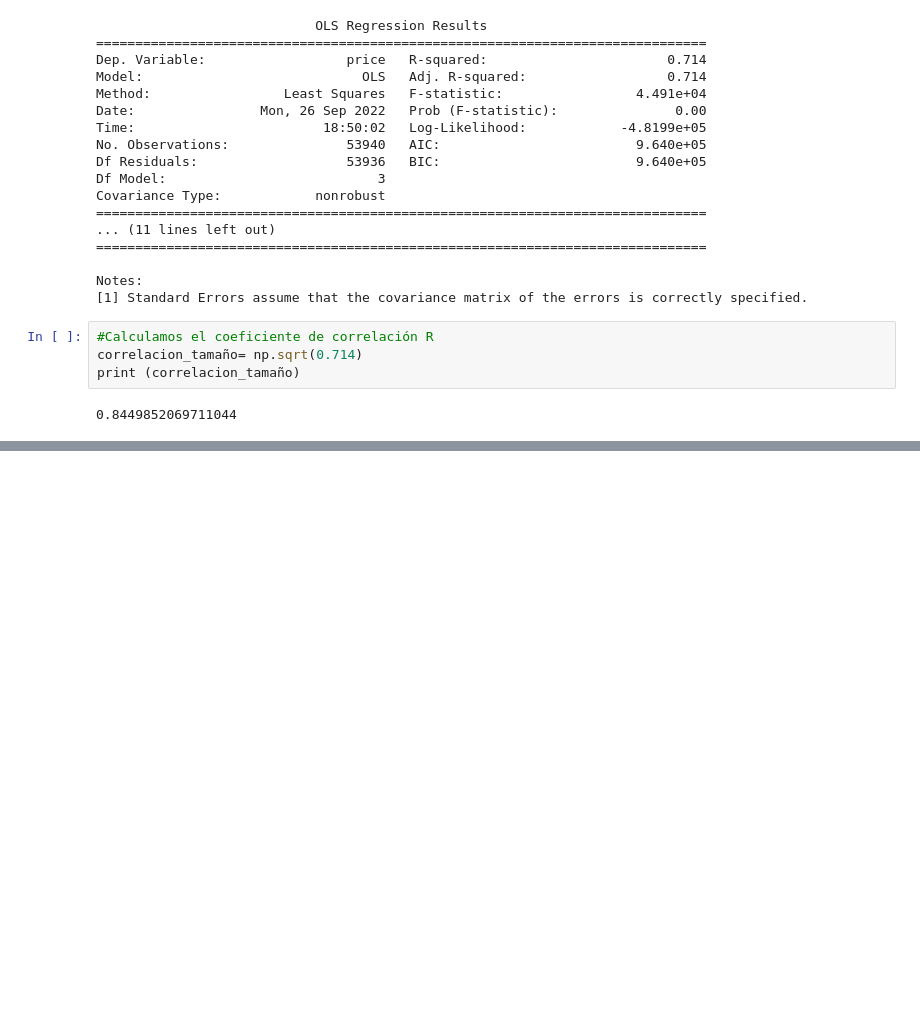
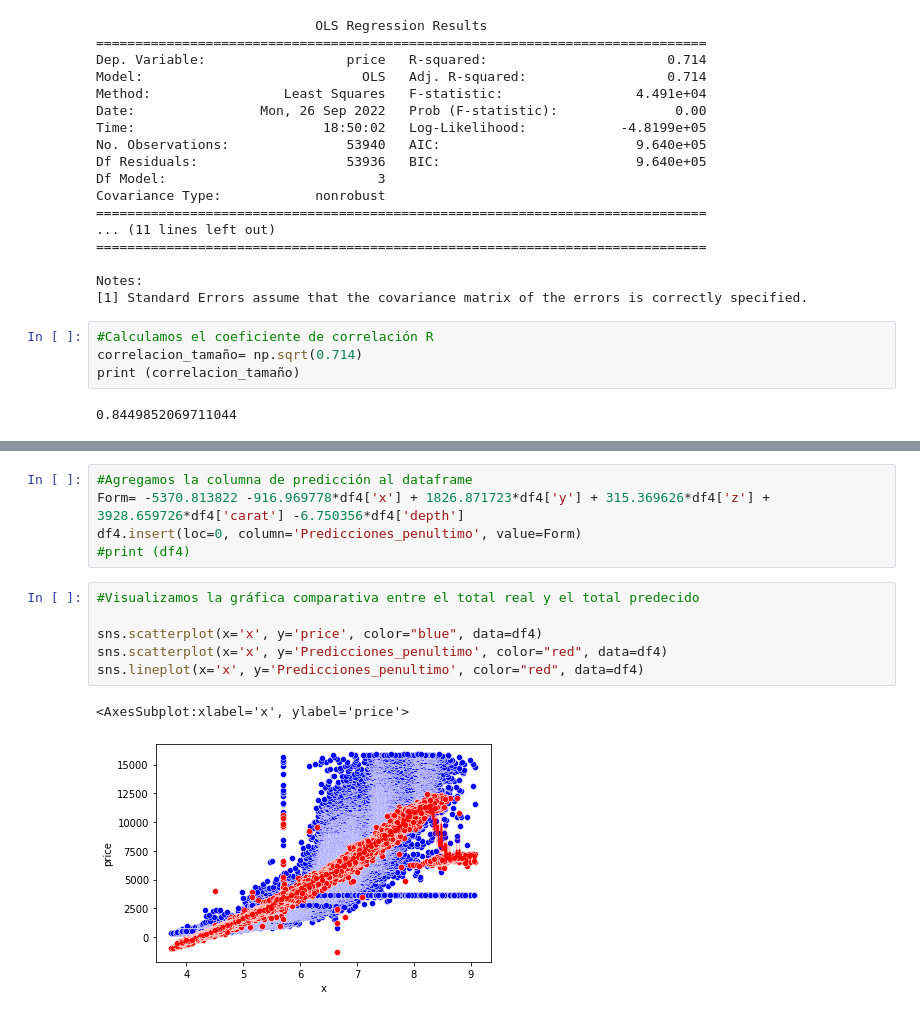
Before and after one commit to ElizabethCobos/Actividad1_gestion, a Jupyter notebook: TAREA 1.ipynb, the cells around one changed output, grey strips where cells are left out. Saved outputs shown, nothing was run; the diff lists cells and outputs as text; blank space fills up the shorter version.

```diff
--- a/TAREA 1.ipynb
+++ b/TAREA 1.ipynb
@@ -568,0 +584,14 @@ print (correlacion_tamaño)
+# %%
+#Agregamos la columna de predicción al dataframe
+Form= -5370.813822 -916.969778*df4['x'] + 1826.871723*df4['y'] + 315.369626*df4['z'] + 3928.659726*df4['carat'] -6.750356*df4['depth']
+df4.insert(loc=0, column='Predicciones_penultimo', value=Form)
+#print (df4)
+# %%
+#Visualizamos la gráfica comparativa entre el total real y el total predecido
+
+sns.scatterplot(x='x', y='price', color="blue", data=df4)
+sns.scatterplot(x='x', y='Predicciones_penultimo', color="red", data=df4)
+sns.lineplot(x='x', y='Predicciones_penultimo', color="red", data=df4)
+# %% [output]
+<AxesSubplot:xlabel='x', ylabel='price'>
+[figure, added]
```
Also changed, not shown: parts of 16 cells of this notebook.
